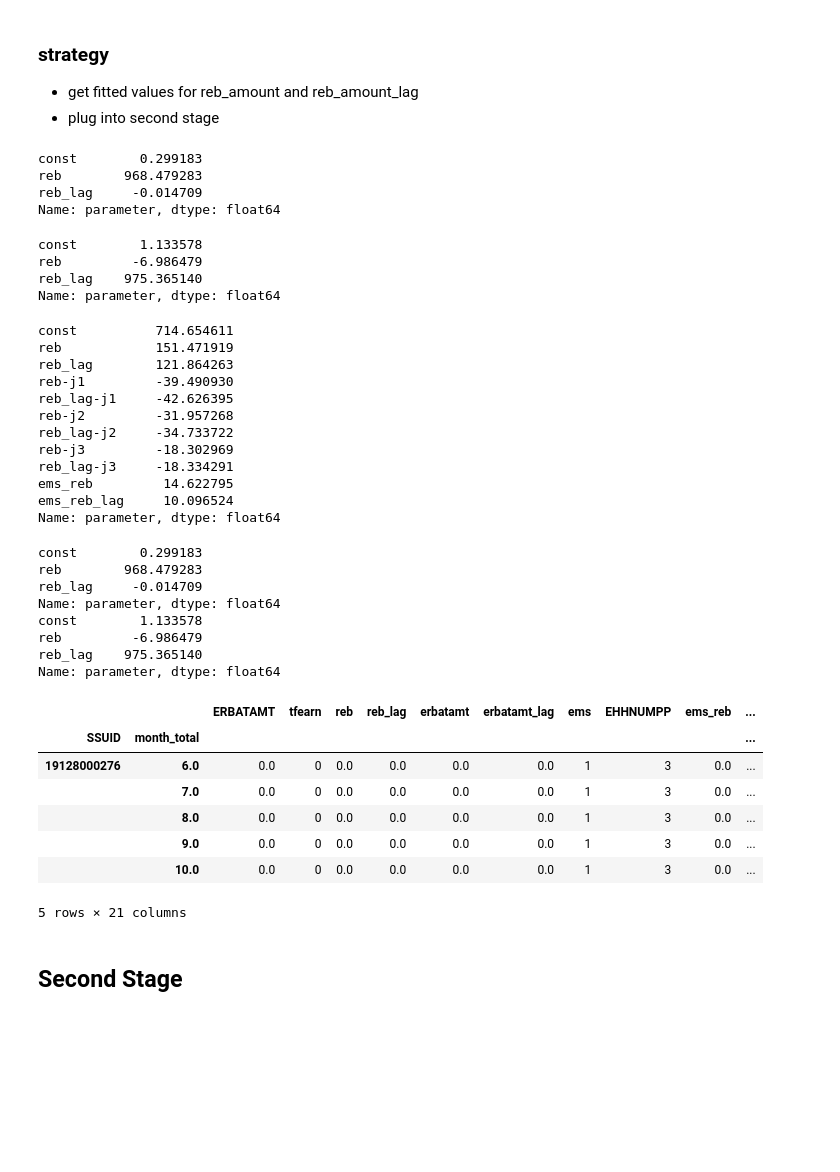
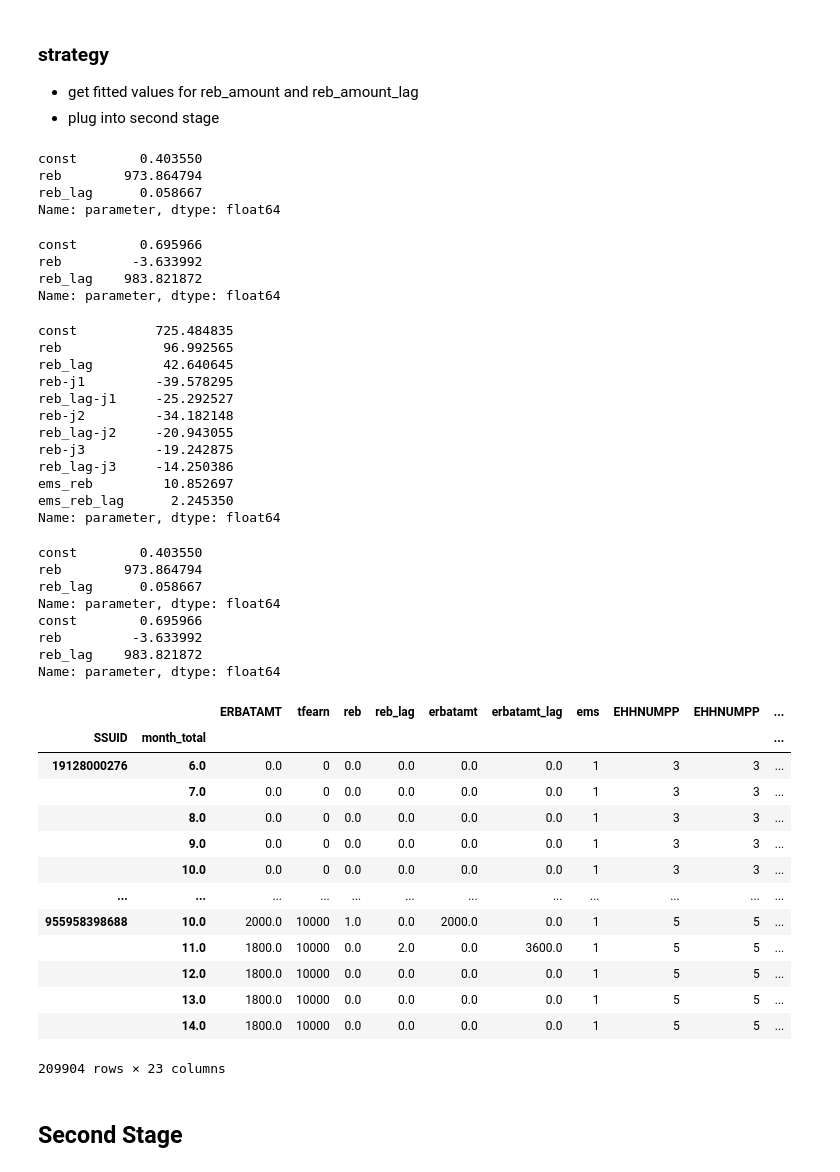
Before and after one commit to MaxDerWeber/MasterThesis, a Jupyter notebook: Analysis.ipynb, the cells around one changed output. Drawn from its saved outputs; the diff is of its cells as text; code cells hidden in the pictures; blank space fills up the shorter version.

Commit message:
Corrected reb, reb_lag definition to match Powell.

```diff
--- a/Analysis.ipynb
+++ b/Analysis.ipynb
@@ -368,8 +368,8 @@ id: 0x7fe72fe02b20
 # %%
 # analysis on subset with interactions terms:
 powell_hh = houshold[['ERBATAMT', 'tfearn']]
-powell_hh['reb'] = houshold['erebate-1'] + houshold['erebate0']
-powell_hh['reb_lag'] = houshold['erebate1'] + houshold['erebate2']
+powell_hh['reb'] = houshold['erebate0'] + houshold['erebate1']
+powell_hh['reb_lag'] = houshold['erebate3'] + houshold['erebate3']
 powell_hh['erbatamt'] = powell_hh['ERBATAMT'].multiply(powell_hh['reb'], axis = 'index')  # so that it is 0 in the months without rebate payout
 powell_hh['erbatamt_lag'] = powell_hh['ERBATAMT'].multiply(powell_hh['reb_lag'], axis = 'index')
 #interaction terms based on  marital status, household size, month (and month relative to interview month)
@@ -419,9 +419,9 @@ model_base_reb = PanelOLS(powell_hh['erbatamt'], exog, entity_effects = True, ti
 params_base_reb = model_base_reb.fit()
 params_base_reb.params
 # %% [output]
-const        0.299183
-reb        968.479283
-reb_lag     -0.014709
+const        0.403550
+reb        973.864794
+reb_lag      0.058667
 Name: parameter, dtype: float64
 # %%
 # rebate amount with reb and reb lag only
@@ -432,9 +432,9 @@ model_base_reb_lag = PanelOLS(powell_hh['erbatamt_lag'], exog, entity_effects =
 params_base_reb_lag = model_base_reb_lag.fit()
 params_base_reb_lag.params
 # %% [output]
-const        1.133578
-reb         -6.986479
-reb_lag    975.365140
+const        0.695966
+reb         -3.633992
+reb_lag    983.821872
 Name: parameter, dtype: float64
 # %%
 # first stage fitted rebate with interactions
@@ -445,47 +445,53 @@ model_interactions = PanelOLS(powell_hh['ERBATAMT'], exog, entity_effects = True
 params_interactions = model_interactions.fit()
 params_interactions.params
 # %% [output]
-const          714.654611
-reb            151.471919
-reb_lag        121.864263
-reb-j1         -39.490930
-reb_lag-j1     -42.626395
-reb-j2         -31.957268
-reb_lag-j2     -34.733722
-reb-j3         -18.302969
-reb_lag-j3     -18.334291
-ems_reb         14.622795
-ems_reb_lag     10.096524
+const          725.484835
+reb             96.992565
+reb_lag         42.640645
+reb-j1         -39.578295
+reb_lag-j1     -25.292527
+reb-j2         -34.182148
+reb_lag-j2     -20.943055
+reb-j3         -19.242875
+reb_lag-j3     -14.250386
+ems_reb         10.852697
+ems_reb_lag      2.245350
 Name: parameter, dtype: float64
 # %%
 # generate fitted values for the second stage regression:
 print(params_base_reb.params)
 erbatamt_fitted_base_reb = params_base_reb.fitted_values
 erbatamt_fitted_base_reb.columns = ['erbatamt_fitted_base_reb']
 
 print(params_base_reb_lag.params)
 erbatamt_fitted_base_reb_lag = params_base_reb_lag.fitted_values
 erbatamt_fitted_base_reb_lag.columns = ['erbatamt_fitted_base_reb_lag']
 
 powell_hh = pd.concat([powell_hh,erbatamt_fitted_base_reb, erbatamt_fitted_base_reb_lag], axis = 1)
-powell_hh.head()
+powell_hh
 # %% [output]
-const        0.299183
-reb        968.479283
-reb_lag     -0.014709
+const        0.403550
+reb        973.864794
+reb_lag      0.058667
 Name: parameter, dtype: float64
-const        1.133578
-reb         -6.986479
-reb_lag    975.365140
+const        0.695966
+reb         -3.633992
+reb_lag    983.821872
 Name: parameter, dtype: float64
-|  |  | ERBATAMT | tfearn | reb | reb_lag | erbatamt | erbatamt_lag | ems | EHHNUMPP | ems_reb | ... |
+|  |  | ERBATAMT | tfearn | reb | reb_lag | erbatamt | erbatamt_lag | ems | EHHNUMPP | EHHNUMPP | ... |
 | SSUID | month_total |  |  |  |  |  |  |  |  |  | ... |
-| 19128000276 | 6.0 | 0.0 | 0 | 0.0 | 0.0 | 0.0 | 0.0 | 1 | 3 | 0.0 | ... |
-|  | 7.0 | 0.0 | 0 | 0.0 | 0.0 | 0.0 | 0.0 | 1 | 3 | 0.0 | ... |
-|  | 8.0 | 0.0 | 0 | 0.0 | 0.0 | 0.0 | 0.0 | 1 | 3 | 0.0 | ... |
-|  | 9.0 | 0.0 | 0 | 0.0 | 0.0 | 0.0 | 0.0 | 1 | 3 | 0.0 | ... |
-|  | 10.0 | 0.0 | 0 | 0.0 | 0.0 | 0.0 | 0.0 | 1 | 3 | 0.0 | ... |
+| 19128000276 | 6.0 | 0.0 | 0 | 0.0 | 0.0 | 0.0 | 0.0 | 1 | 3 | 3 | ... |
+|  | 7.0 | 0.0 | 0 | 0.0 | 0.0 | 0.0 | 0.0 | 1 | 3 | 3 | ... |
+|  | 8.0 | 0.0 | 0 | 0.0 | 0.0 | 0.0 | 0.0 | 1 | 3 | 3 | ... |
+|  | 9.0 | 0.0 | 0 | 0.0 | 0.0 | 0.0 | 0.0 | 1 | 3 | 3 | ... |
+|  | 10.0 | 0.0 | 0 | 0.0 | 0.0 | 0.0 | 0.0 | 1 | 3 | 3 | ... |
+| ... | ... | ... | ... | ... | ... | ... | ... | ... | ... | ... | ... |
+| 955958398688 | 10.0 | 2000.0 | 10000 | 1.0 | 0.0 | 2000.0 | 0.0 | 1 | 5 | 5 | ... |
+|  | 11.0 | 1800.0 | 10000 | 0.0 | 2.0 | 0.0 | 3600.0 | 1 | 5 | 5 | ... |
+|  | 12.0 | 1800.0 | 10000 | 0.0 | 0.0 | 0.0 | 0.0 | 1 | 5 | 5 | ... |
+|  | 13.0 | 1800.0 | 10000 | 0.0 | 0.0 | 0.0 | 0.0 | 1 | 5 | 5 | ... |
+|  | 14.0 | 1800.0 | 10000 | 0.0 | 0.0 | 0.0 | 0.0 | 1 | 5 | 5 | ... |
-5 rows × 21 columns
+209904 rows × 23 columns
 # %% [markdown]
 ## Second Stage
 # %%
```
Also changed, not shown: parts of 3 cells of this notebook, 1 other file.
